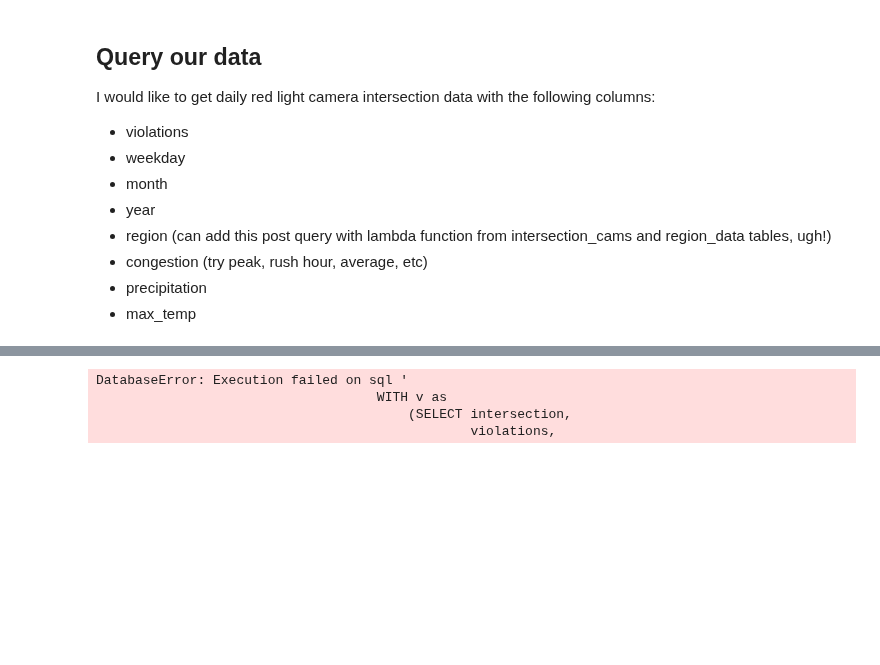
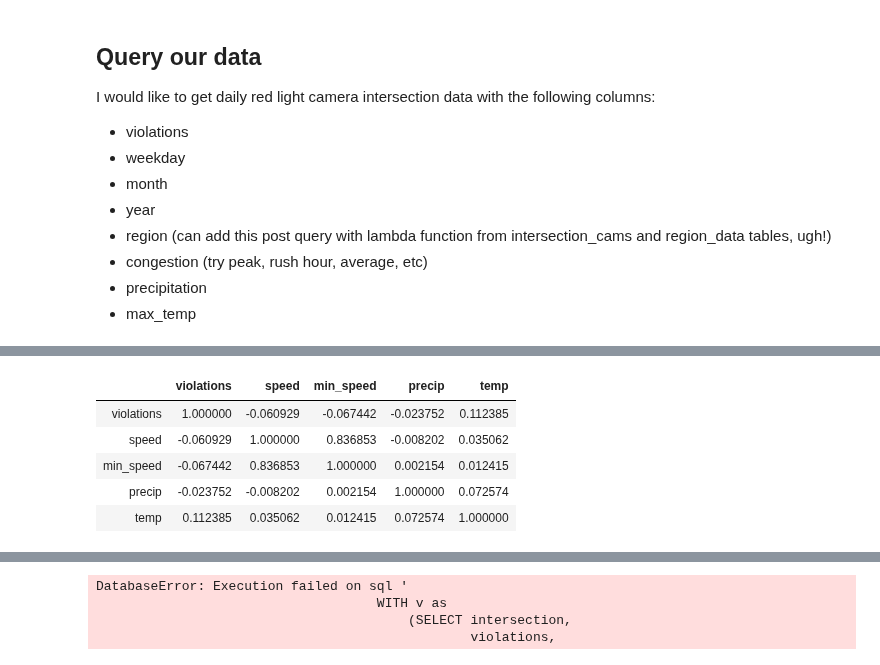
Before and after one commit to sciencelee/chicago-red-light-cameras, a Jupyter notebook: 03-rlc-model.ipynb, the cells around one changed output, grey strips where cells are left out. Drawn from its saved outputs; the diff is of its cells as text; code cells hidden in the pictures; blank space fills up the shorter version.

```diff
--- a/03-rlc-model.ipynb
+++ b/03-rlc-model.ipynb
@@ -234,0 +310,9 @@ None
+# %%
+df_cont.corr()  # create a correlation matrix
+# %% [output]
+|  | violations | speed | min_speed | precip | temp |
+| violations | 1.000000 | -0.060929 | -0.067442 | -0.023752 | 0.112385 |
+| speed | -0.060929 | 1.000000 | 0.836853 | -0.008202 | 0.035062 |
+| min_speed | -0.067442 | 0.836853 | 1.000000 | 0.002154 | 0.012415 |
+| precip | -0.023752 | -0.008202 | 0.002154 | 1.000000 | 0.072574 |
+| temp | 0.112385 | 0.035062 | 0.012415 | 0.072574 | 1.000000 |
```
Also changed, not shown: parts of 13 cells of this notebook, 1 other file.
